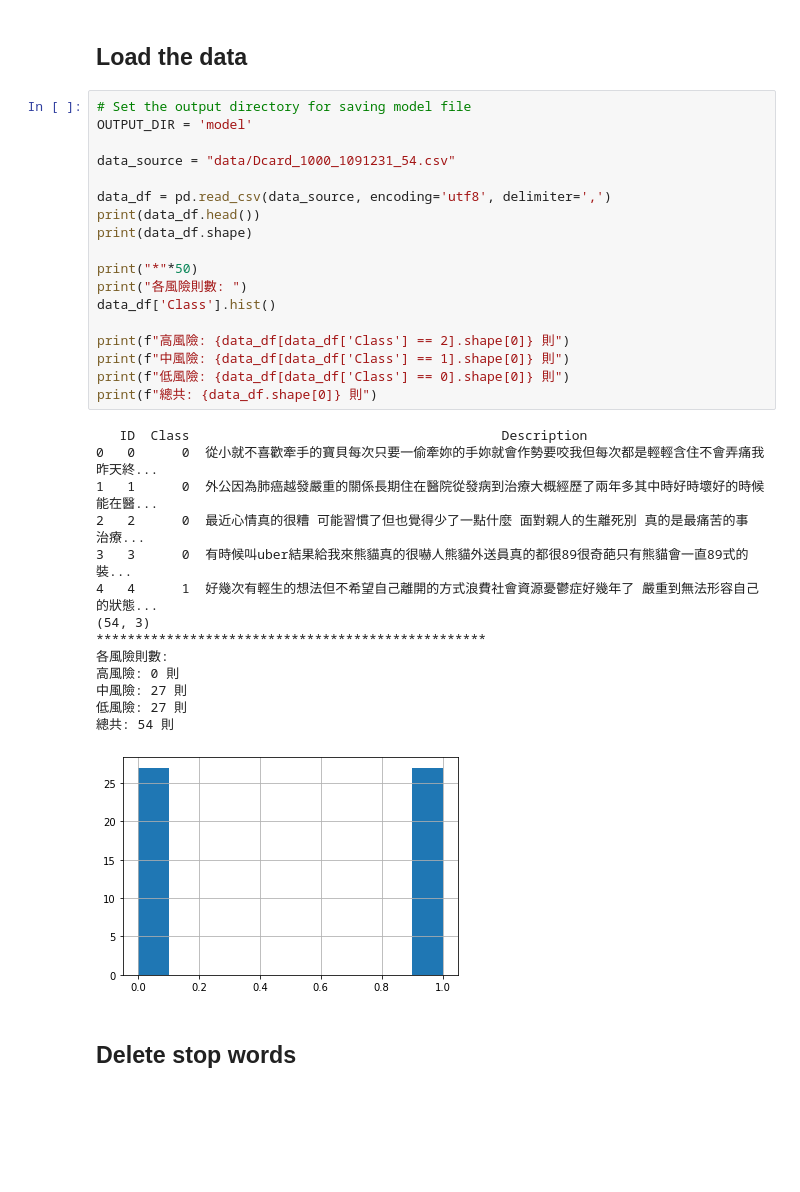
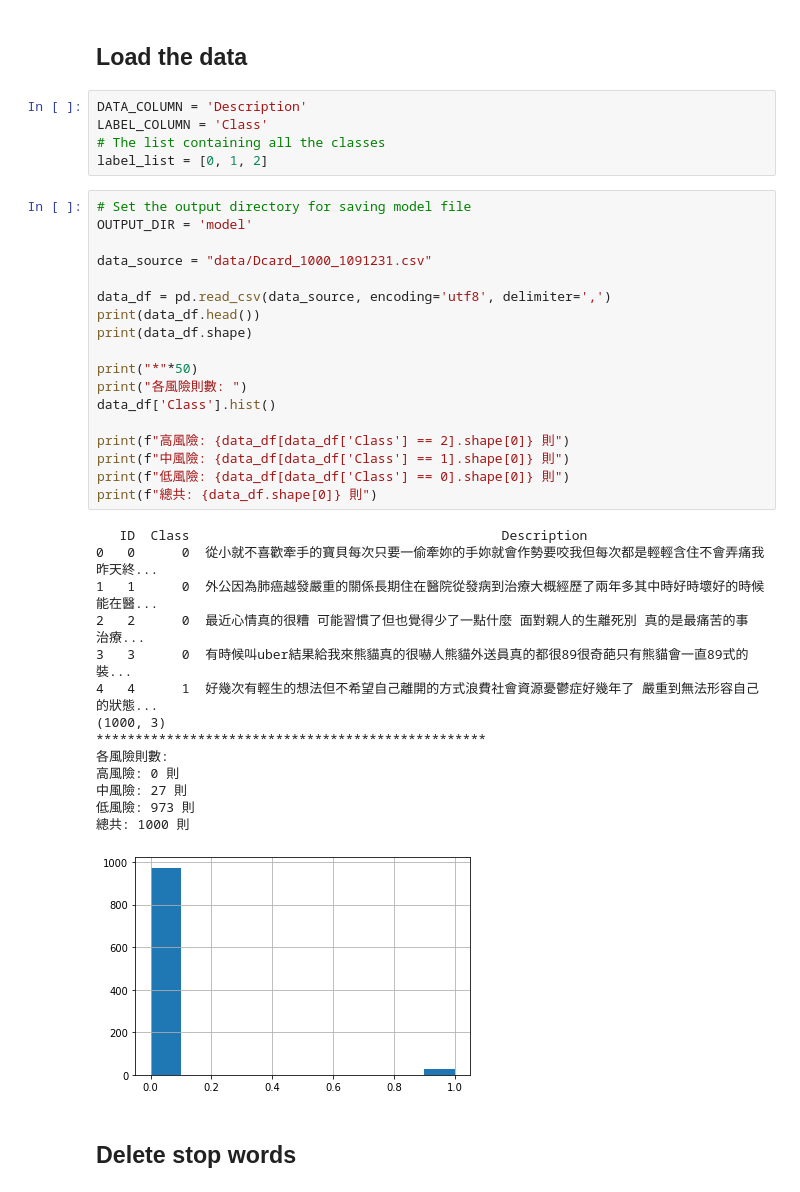
Before and after one commit to openaifab/suicide_multiclass, a Jupyter notebook: 5 BERT_TF_Hub.ipynb, the cells around one changed output. Cells and saved outputs as stored; diff of their text form; blank space fills up the shorter version.

```diff
--- a/5 BERT_TF_Hub.ipynb
+++ b/5 BERT_TF_Hub.ipynb
@@ -48,39 +48,44 @@ tensorflow_hub version :  0.10.0
 WARNING:tensorflow:From /usr/local/lib/python3.6/dist-packages/bert/optimization.py:87: The name tf.train.Optimizer is deprecated. Please use tf.compat.v1.train.Optimizer instead.
 # %% [markdown]
 ## Load the data
+# %%
+DATA_COLUMN = 'Description'
+LABEL_COLUMN = 'Class'
+# The list containing all the classes
+label_list = [0, 1, 2]
 # %%
 # Set the output directory for saving model file
 OUTPUT_DIR = 'model'
 
-data_source = "data/Dcard_1000_1091231_54.csv"
+data_source = "data/Dcard_1000_1091231.csv"
 
 data_df = pd.read_csv(data_source, encoding='utf8', delimiter=',')
 print(data_df.head())
 print(data_df.shape)
 
 print("*"*50)
 print("各風險則數: ")
 data_df['Class'].hist()
 
 print(f"高風險: {data_df[data_df['Class'] == 2].shape[0]} 則")
 print(f"中風險: {data_df[data_df['Class'] == 1].shape[0]} 則")
 print(f"低風險: {data_df[data_df['Class'] == 0].shape[0]} 則")
 print(f"總共: {data_df.shape[0]} 則")
 # %% [output]
    ID  Class                                        Description
 0   0      0  從小就不喜歡牽手的寶貝每次只要一偷牽妳的手妳就會作勢要咬我但每次都是輕輕含住不會弄痛我昨天終...
 1   1      0  外公因為肺癌越發嚴重的關係長期住在醫院從發病到治療大概經歷了兩年多其中時好時壞好的時候能在醫...
 2   2      0  最近心情真的很糟 可能習慣了但也覺得少了一點什麼 面對親人的生離死別 真的是最痛苦的事 治療...
 3   3      0  有時候叫uber結果給我來熊貓真的很嚇人熊貓外送員真的都很89很奇葩只有熊貓會一直89式的裝...
 4   4      1  好幾次有輕生的想法但不希望自己離開的方式浪費社會資源憂鬱症好幾年了 嚴重到無法形容自己的狀態...
-(54, 3)
+(1000, 3)
 **************************************************
 各風險則數:
 高風險: 0 則
 中風險: 27 則
-低風險: 27 則
-總共: 54 則
+低風險: 973 則
+總共: 1000 則
-[figure, old version]
+[figure, new version]
 # %% [markdown]
 ## Delete stop words
 # %%
```
Also changed, not shown: parts of 18 cells of this notebook, 2 other files.
